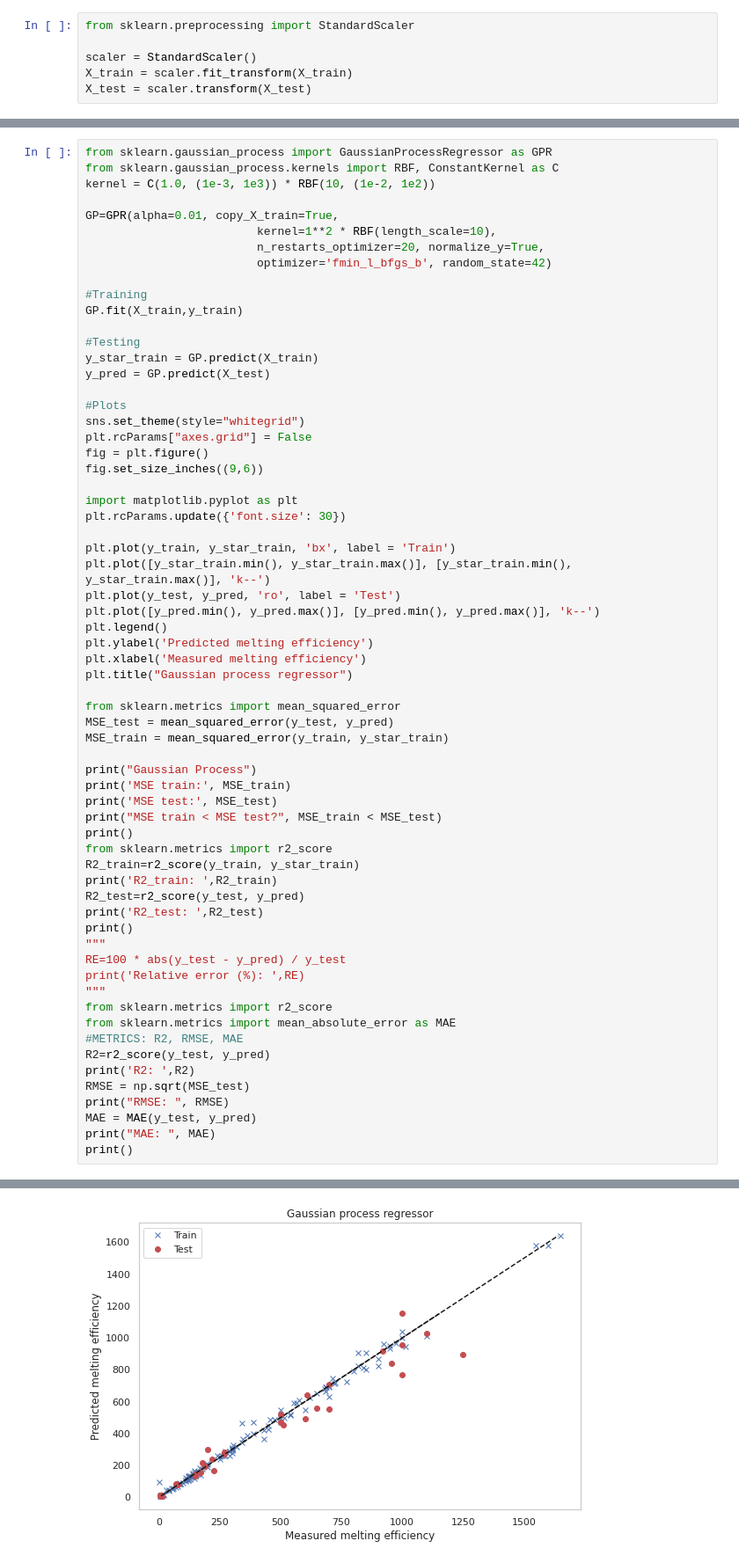
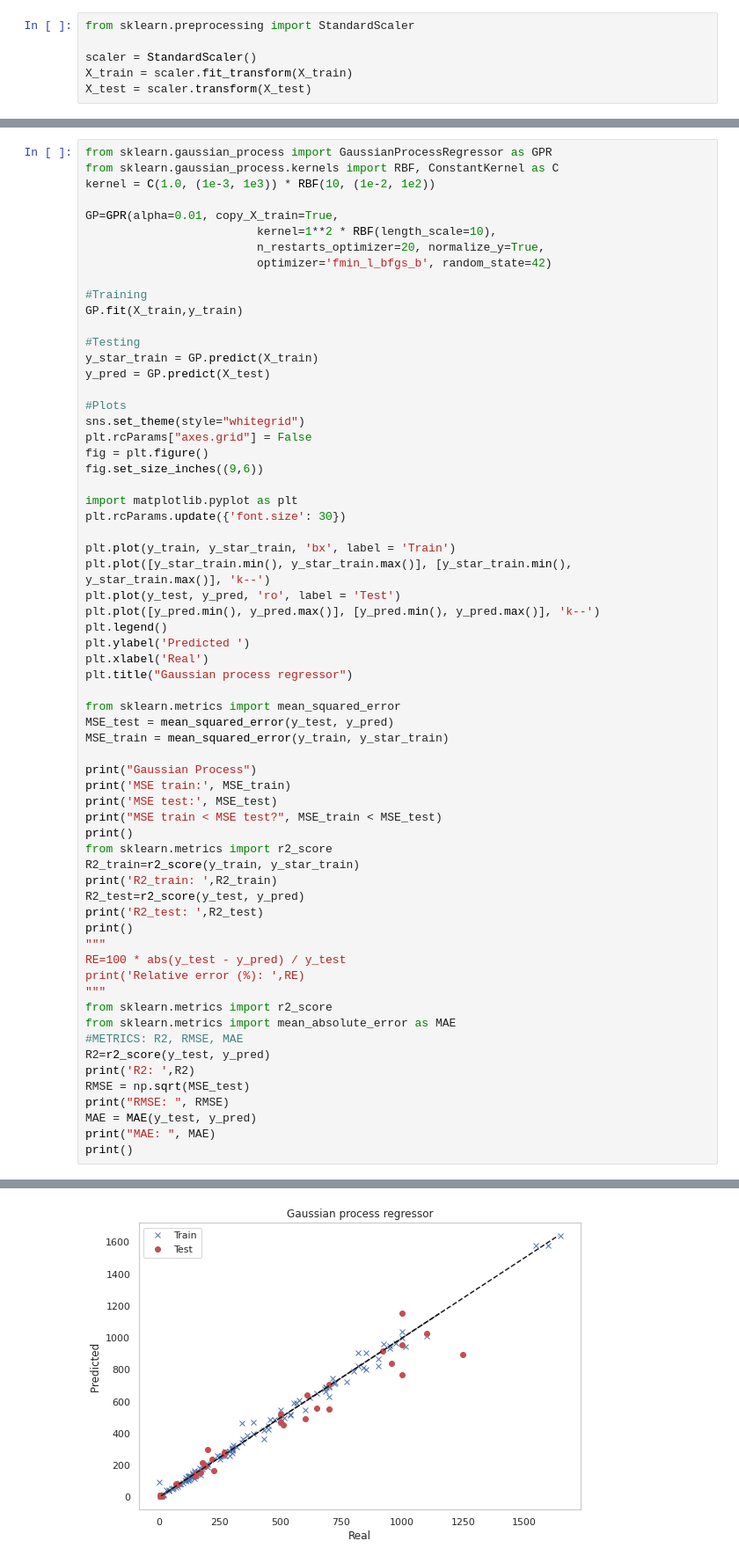
Before and after one commit to GermanOmar/ICM, a Jupyter notebook: Taller1COLAB.ipynb, the cells around one changed output, grey strips where cells are left out. Shown at 88% size. Cells and saved outputs as stored; diff of their text form.

```diff
--- a/Taller1COLAB.ipynb
+++ b/Taller1COLAB.ipynb
@@ -129,8 +133,8 @@ plt.plot([y_star_train.min(), y_star_train.max()], [y_star_train.min(), y_star_t
 plt.plot(y_test, y_pred, 'ro', label = 'Test')
 plt.plot([y_pred.min(), y_pred.max()], [y_pred.min(), y_pred.max()], 'k--')
 plt.legend()
-plt.ylabel('Predicted melting efficiency')
-plt.xlabel('Measured melting efficiency')
+plt.ylabel('Predicted ')
+plt.xlabel('Real')
 plt.title("Gaussian process regressor")
 
 from sklearn.metrics import mean_squared_error
@@ -147,31 +151,31 @@ R2_train=r2_score(y_train, y_star_train)
 print('R2_train: ',R2_train)
 R2_test=r2_score(y_test, y_pred)
 print('R2_test: ',R2_test)
 print()
 """
 RE=100 * abs(y_test - y_pred) / y_test
 print('Relative error (%): ',RE)
 """
 from sklearn.metrics import r2_score
 from sklearn.metrics import mean_absolute_error as MAE
 #METRICS: R2, RMSE, MAE
 R2=r2_score(y_test, y_pred)
 print('R2: ',R2)
 RMSE = np.sqrt(MSE_test)
 print("RMSE: ", RMSE)
 MAE = MAE(y_test, y_pred)
 print("MAE: ", MAE)
 print()
 # %% [output]
 Gaussian Process
 MSE train: 813.021592430921
 MSE test: 8855.14080239346
 MSE train < MSE test? True
 
 R2_train:  0.9933862087157205
 R2_test:  0.9377447609632126
 
 R2:  0.9377447609632126
 RMSE:  94.10175770087113
 MAE:  54.94848326147839
-[figure, old version]
+[figure, new version]
```
Also changed, not shown: parts of 38 cells of this notebook.
